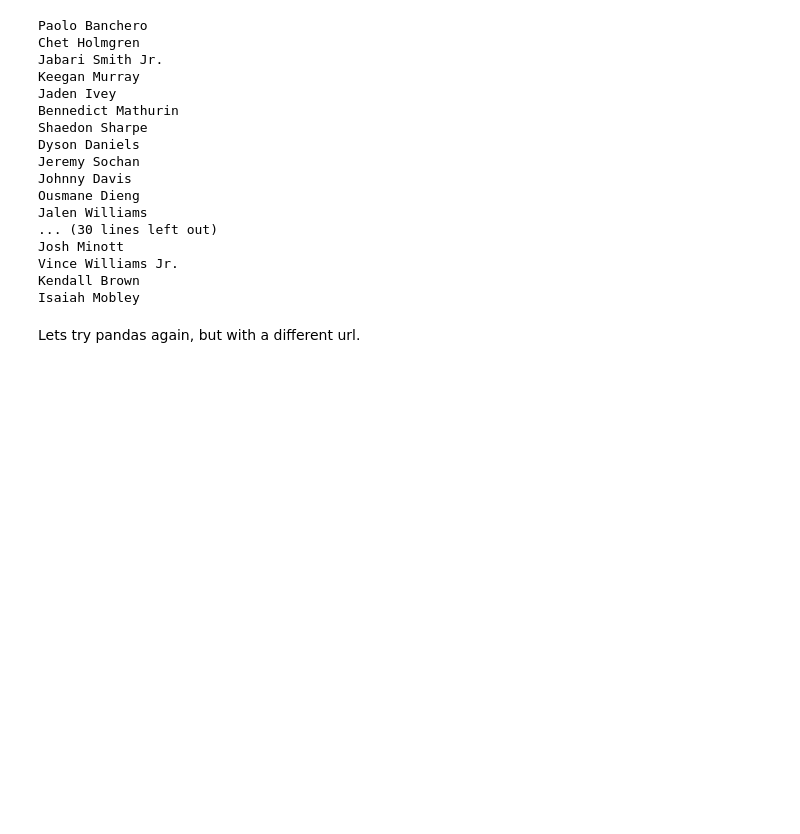
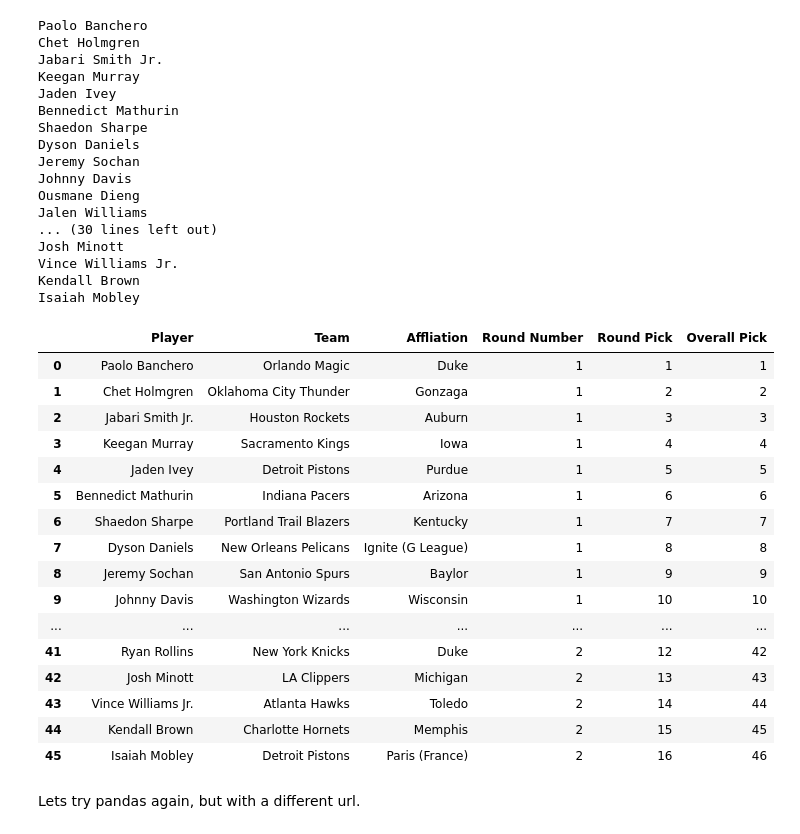
Before and after one commit to thopsialive/NBA-Drafts-Player-Impact, a Jupyter notebook: NBA Drafted Player Impact.ipynb, the cells around one changed output. Saved outputs shown, nothing was run; the diff lists cells and outputs as text; code cells hidden in the pictures; blank space fills up the shorter version.

Commit message:
player data scrapped

```diff
--- a/NBA Drafted Player Impact.ipynb
+++ b/NBA Drafted Player Impact.ipynb
@@ -269,4 +269,38 @@ round_numbers = driver.find_elements("xpath","//table/tbody/tr/td[5]")
 round_picks = driver.find_elements("xpath","//table/tbody/tr/td[6]")
 overall_picks = driver.find_elements("xpath","//table/tbody/tr/td[7]")
 
-#lets create a dictionary for joining all the results
+#lets create an empty list to later store all the results
+player_drafts_2022 = []
+
+for i in range(len(players)):
+    #lets create a dictionary for joining all the results
+    temporary_data={'Player': players[i].text,
+                   'Team': teams[i].text,
+                   'Affliation': affiliations[i].text,
+                   'Round Number': round_numbers[i].text,
+                   'Round Pick': round_picks[i].text,
+                   'Overall Pick': overall_picks[i].text}
+    player_drafts_2022.append(temporary_data)
+# %%
+import pandas as pd
+
+df_data = pd.DataFrame(player_drafts_2022)
+df_data
+# %% [output]
+|  | Player | Team | Affliation | Round Number | Round Pick | Overall Pick |
+| 0 | Paolo Banchero | Orlando Magic | Duke | 1 | 1 | 1 |
+| 1 | Chet Holmgren | Oklahoma City Thunder | Gonzaga | 1 | 2 | 2 |
+| 2 | Jabari Smith Jr. | Houston Rockets | Auburn | 1 | 3 | 3 |
+| 3 | Keegan Murray | Sacramento Kings | Iowa | 1 | 4 | 4 |
+| 4 | Jaden Ivey | Detroit Pistons | Purdue | 1 | 5 | 5 |
+| 5 | Bennedict Mathurin | Indiana Pacers | Arizona | 1 | 6 | 6 |
+| 6 | Shaedon Sharpe | Portland Trail Blazers | Kentucky | 1 | 7 | 7 |
+| 7 | Dyson Daniels | New Orleans Pelicans | Ignite (G League) | 1 | 8 | 8 |
+| 8 | Jeremy Sochan | San Antonio Spurs | Baylor | 1 | 9 | 9 |
+| 9 | Johnny Davis | Washington Wizards | Wisconsin | 1 | 10 | 10 |
+| ... | ... | ... | ... | ... | ... | ... |
+| 41 | Ryan Rollins | New York Knicks | Duke | 2 | 12 | 42 |
+| 42 | Josh Minott | LA Clippers | Michigan | 2 | 13 | 43 |
+| 43 | Vince Williams Jr. | Atlanta Hawks | Toledo | 2 | 14 | 44 |
+| 44 | Kendall Brown | Charlotte Hornets | Memphis | 2 | 15 | 45 |
+| 45 | Isaiah Mobley | Detroit Pistons | Paris (France) | 2 | 16 | 46 |
```
Also changed, not shown: parts of 1 cell of this notebook, 3 other files.
